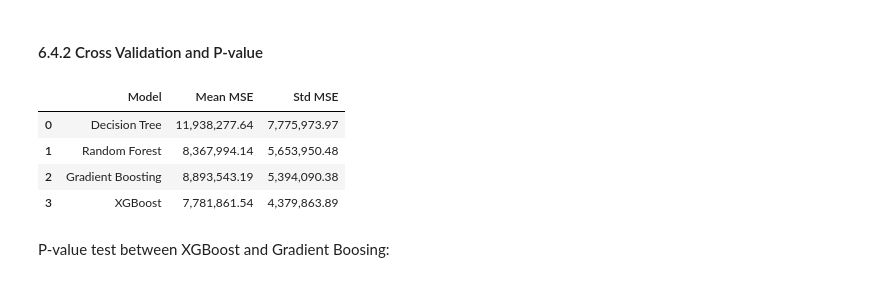
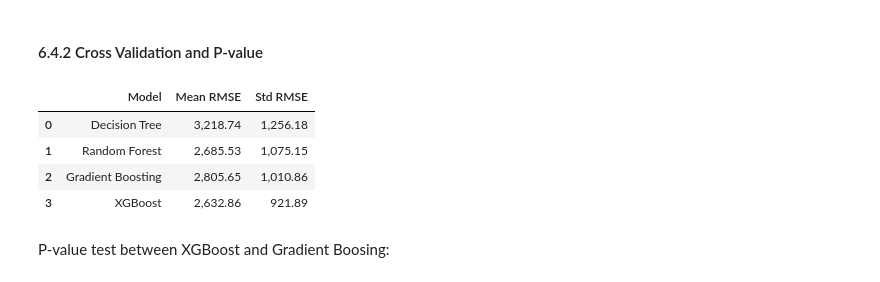
Before and after one commit to yorku-ease/DmML, a Jupyter notebook: db2_data_cleaning.ipynb, the cells around one changed output. Drawn from its saved outputs; the diff is of its cells as text; code cells hidden in the pictures.

```diff
--- a/db2_data_cleaning.ipynb
+++ b/db2_data_cleaning.ipynb
@@ -1394,47 +1394,50 @@ cv_scores_dt = -cv_scores_dt
 cv_scores_rf = -cv_scores_rf
 cv_scores_gb = -cv_scores_gb
 cv_scores_xgb = -cv_scores_xgb
+
+rmse_scores_dt = np.sqrt(cv_scores_dt)
+rmse_scores_rf = np.sqrt(cv_scores_rf)
+rmse_scores_gb = np.sqrt(cv_scores_gb)
+rmse_scores_xgb = np.sqrt(cv_scores_xgb)
 # %%
 import pandas as pd
 
-# Create a dictionary to store the scores
 cv_results = {
     'Model': ['Decision Tree', 'Random Forest', 'Gradient Boosting', 'XGBoost'],
-    'Fold 1': [cv_scores_dt[0], cv_scores_rf[0], cv_scores_gb[0], cv_scores_xgb[0]],
-    'Fold 2': [cv_scores_dt[1], cv_scores_rf[1], cv_scores_gb[1], cv_scores_xgb[1]],
-    'Fold 3': [cv_scores_dt[2], cv_scores_rf[2], cv_scores_gb[2], cv_scores_xgb[2]],
-    'Fold 4': [cv_scores_dt[3], cv_scores_rf[3], cv_scores_gb[3], cv_scores_xgb[3]],
-    'Fold 5': [cv_scores_dt[4], cv_scores_rf[4], cv_scores_gb[4], cv_scores_xgb[4]],
-    'Mean MSE': [cv_scores_dt.mean(), cv_scores_rf.mean(), cv_scores_gb.mean(), cv_scores_xgb.mean()],
-    'Std MSE': [cv_scores_dt.std(), cv_scores_rf.std(), cv_scores_gb.std(), cv_scores_xgb.std()]
+    'Fold 1': [rmse_scores_dt[0], rmse_scores_rf[0], rmse_scores_gb[0], rmse_scores_xgb[0]],
+    'Fold 2': [rmse_scores_dt[1], rmse_scores_rf[1], rmse_scores_gb[1], rmse_scores_xgb[1]],
+    'Fold 3': [rmse_scores_dt[2], rmse_scores_rf[2], rmse_scores_gb[2], rmse_scores_xgb[2]],
+    'Fold 4': [rmse_scores_dt[3], rmse_scores_rf[3], rmse_scores_gb[3], rmse_scores_xgb[3]],
+    'Fold 5': [rmse_scores_dt[4], rmse_scores_rf[4], rmse_scores_gb[4], rmse_scores_xgb[4]],
+    'Mean RMSE': [rmse_scores_dt.mean(), rmse_scores_rf.mean(), rmse_scores_gb.mean(), rmse_scores_xgb.mean()],
+    'Std RMSE': [rmse_scores_dt.std(), rmse_scores_rf.std(), rmse_scores_gb.std(), rmse_scores_xgb.std()]
 }
 
 # Convert the dictionary into a pandas DataFrame
 cv_results_df = pd.DataFrame(cv_results)
 
-# Create a new DataFrame with only the mean and standard deviation
+# Create a new DataFrame with only the mean and standard deviation of RMSE
 summary_results = {
     'Model': ['Decision Tree', 'Random Forest', 'Gradient Boosting', 'XGBoost'],
-    'Mean MSE': [cv_scores_dt.mean(), cv_scores_rf.mean(), cv_scores_gb.mean(), cv_scores_xgb.mean()],
-    'Std MSE': [cv_scores_dt.std(), cv_scores_rf.std(), cv_scores_gb.std(), cv_scores_xgb.std()]
+    'Mean RMSE': [rmse_scores_dt.mean(), rmse_scores_rf.mean(), rmse_scores_gb.mean(), rmse_scores_xgb.mean()],
+    'Std RMSE': [rmse_scores_dt.std(), rmse_scores_rf.std(), rmse_scores_gb.std(), rmse_scores_xgb.std()]
 }
-
 
 # Convert to DataFrame
 summary_df = pd.DataFrame(summary_results)
 
 # Format the numbers with commas and round to two decimal places using DataFrame.map
-summary_df['Mean MSE'] = summary_df['Mean MSE'].map(lambda x: f'{x:,.2f}')
-summary_df['Std MSE'] = summary_df['Std MSE'].map(lambda x: f'{x:,.2f}')
+summary_df['Mean RMSE'] = summary_df['Mean RMSE'].map(lambda x: f'{x:,.2f}')
+summary_df['Std RMSE'] = summary_df['Std RMSE'].map(lambda x: f'{x:,.2f}')
 
 # Display the DataFrame
 summary_df
 # %% [output]
-|  | Model | Mean MSE | Std MSE |
-| 0 | Decision Tree | 11,938,277.64 | 7,775,973.97 |
-| 1 | Random Forest | 8,367,994.14 | 5,653,950.48 |
-| 2 | Gradient Boosting | 8,893,543.19 | 5,394,090.38 |
-| 3 | XGBoost | 7,781,861.54 | 4,379,863.89 |
+|  | Model | Mean RMSE | Std RMSE |
+| 0 | Decision Tree | 3,218.74 | 1,256.18 |
+| 1 | Random Forest | 2,685.53 | 1,075.15 |
+| 2 | Gradient Boosting | 2,805.65 | 1,010.86 |
+| 3 | XGBoost | 2,632.86 | 921.89 |
 # %% [markdown]
 P-value test between XGBoost and Gradient Boosing:
 # %%
```
